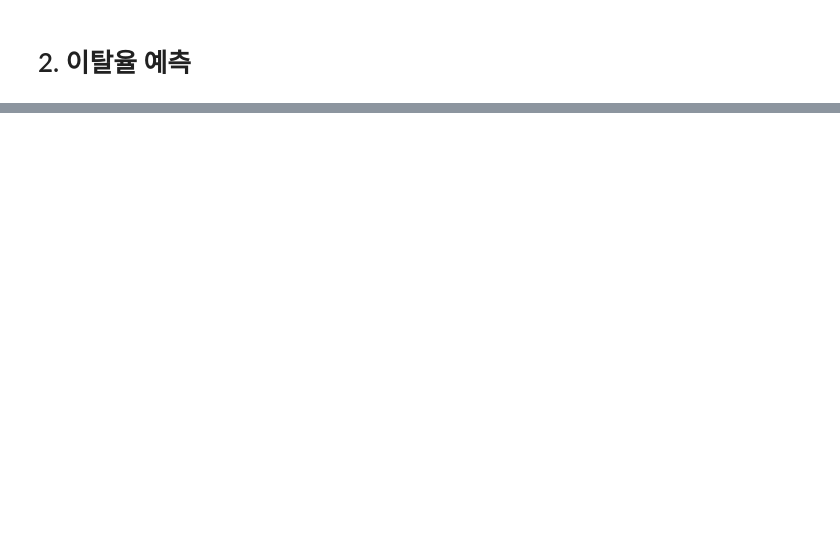
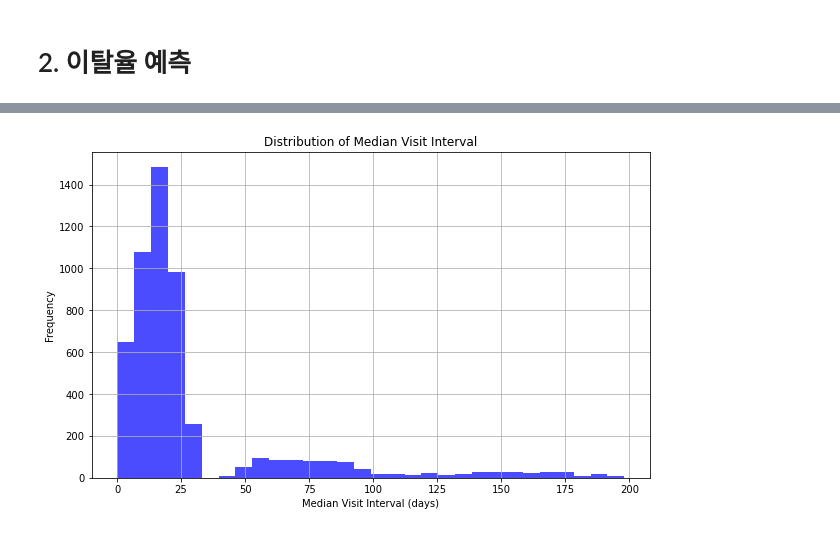
Before and after one commit to keep-asdf/Marketing-Data-Science, a Jupyter notebook: Growth/Analysis.ipynb, the cells around one changed output, grey strips where cells are left out. Cells and saved outputs as stored; diff of their text form; code cells hidden in the pictures; blank space fills up the shorter version.

```diff
--- a/Growth/Analysis.ipynb
+++ b/Growth/Analysis.ipynb
@@ -142,2 +158,35 @@ Length: 1492, dtype: float64
 # %% [markdown]
 # 2. 이탈율 예측
+# %%
+churn_data = pd.read_csv('MMM_data.csv')
+# %%
+def calculate_median_visit_interval_fixed(data):
+    """
+    사용자 ID별 중앙 방문 주기를 계산하고 NaN 값을 0으로 대체하여 경고를 방지하는 함수.
+
+    Parameters:
+    - data (DataFrame): 사용자 데이터를 포함한 DataFrame
+
+    Returns:
+    - data (DataFrame): 중앙 방문 주기를 추가한 DataFrame
+    """
+    # 방문 날짜를 datetime 형식으로 변환
+    data['방문 날짜'] = pd.to_datetime(data['방문 날짜'])
+
+    # 사용자 ID별로 방문 날짜 간격(차이)을 계산 (날짜 차이를 일수로 변환)
+    visit_intervals = data.groupby('사용자 ID')['방문 날짜'].diff().dt.days
+
+    # 사용자 ID별 중앙 방문 주기 계산 (NaN 값 발생 시 0으로 대체)
+    median_visit_interval = data.groupby('사용자 ID')['방문 날짜'].apply(lambda x: x.diff().dt.days.median(skipna=True))
+
+    # 중앙 방문 주기를 사용자 ID별로 추가
+    data = data.merge(median_visit_interval.rename('중앙 방문 주기'), on='사용자 ID', how='left')
+
+    # NaN 값을 0으로 대체 (한 번만 방문한 경우)
+    data['중앙 방문 주기'] = data['중앙 방문 주기'].fillna(0)
+
+    return data
+# %%
+
+# 함수 적용
+data_with_median_visit_interval = calculate_median_visit_interval_fixed(churn_data)
@@ -143,0 +209,10 @@ Length: 1492, dtype: float64
+# %%
+    plt.figure(figsize=(10, 6))
+    plt.hist(data_with_median_visit_interval['중앙 방문 주기'], bins=30, color='blue', alpha=0.7)
+    plt.title('Distribution of Median Visit Interval')
+    plt.xlabel('Median Visit Interval (days)')
+    plt.ylabel('Frequency')
+    plt.grid(True)
+    plt.show()
+# %% [output]
+[figure, added]
```
Also changed, not shown: parts of 37 cells of this notebook.
